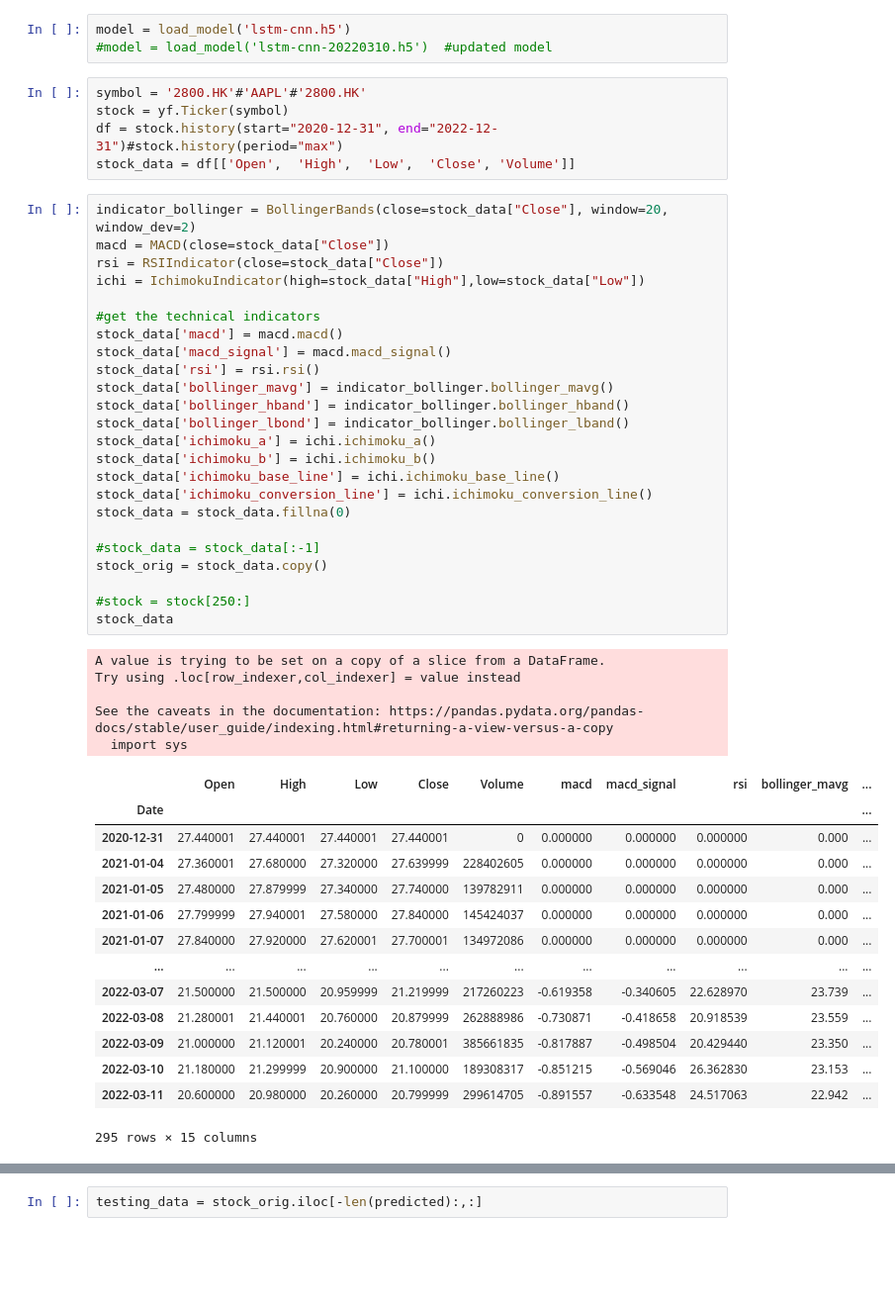
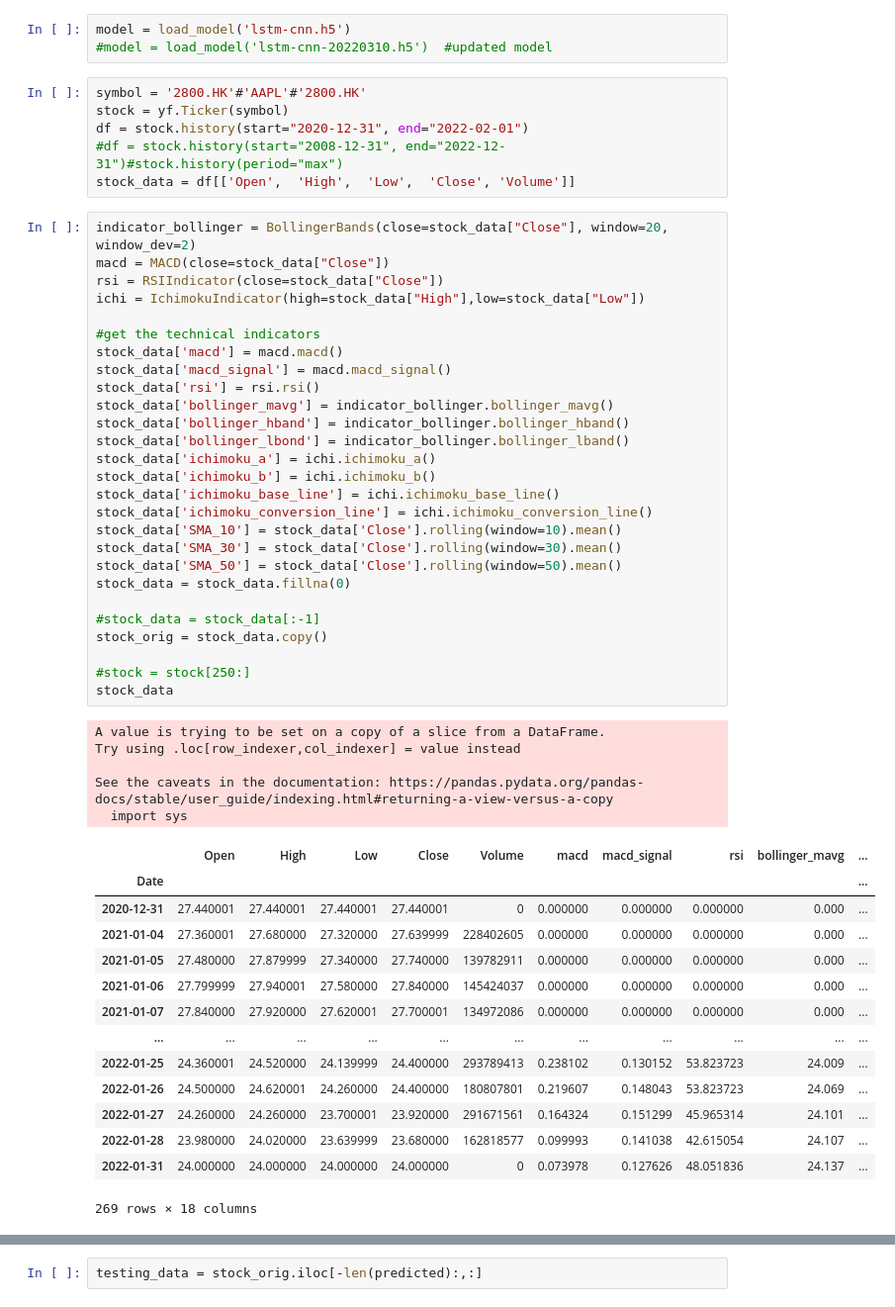
Before and after one commit to joechan22/financial-computing-proj, a Jupyter notebook: back_test.ipynb, the cells around one changed output, grey strips where cells are left out. Shown at 99% size. Saved outputs shown, nothing was run; the diff lists cells and outputs as text; blank space fills up the shorter version.

```diff
--- a/back_test.ipynb
+++ b/back_test.ipynb
@@ -70,7 +70,8 @@ model = load_model('lstm-cnn.h5')
 # %%
 symbol = '2800.HK'#'AAPL'#'2800.HK'
 stock = yf.Ticker(symbol)
-df = stock.history(start="2020-12-31", end="2022-12-31")#stock.history(period="max")
+df = stock.history(start="2020-12-31", end="2022-02-01")
+#df = stock.history(start="2008-12-31", end="2022-12-31")#stock.history(period="max")
 stock_data = df[['Open',  'High',  'Low',  'Close', 'Volume']]
 # %%
 indicator_bollinger = BollingerBands(close=stock_data["Close"], window=20, window_dev=2)
@@ -83,39 +84,42 @@ stock_data['macd'] = macd.macd()
 stock_data['macd_signal'] = macd.macd_signal()
 stock_data['rsi'] = rsi.rsi()
 stock_data['bollinger_mavg'] = indicator_bollinger.bollinger_mavg()
 stock_data['bollinger_hband'] = indicator_bollinger.bollinger_hband()
 stock_data['bollinger_lbond'] = indicator_bollinger.bollinger_lband()
 stock_data['ichimoku_a'] = ichi.ichimoku_a()
 stock_data['ichimoku_b'] = ichi.ichimoku_b()
 stock_data['ichimoku_base_line'] = ichi.ichimoku_base_line()
 stock_data['ichimoku_conversion_line'] = ichi.ichimoku_conversion_line()
+stock_data['SMA_10'] = stock_data['Close'].rolling(window=10).mean()
+stock_data['SMA_30'] = stock_data['Close'].rolling(window=30).mean()
+stock_data['SMA_50'] = stock_data['Close'].rolling(window=50).mean()
 stock_data = stock_data.fillna(0)
 
 #stock_data = stock_data[:-1]
 stock_orig = stock_data.copy()
 
 #stock = stock[250:]
 stock_data
 # %% [output]
 A value is trying to be set on a copy of a slice from a DataFrame.
 Try using .loc[row_indexer,col_indexer] = value instead
 
 See the caveats in the documentation: https://pandas.pydata.org/pandas-docs/stable/user_guide/indexing.html#returning-a-view-versus-a-copy
   import sys
 |  | Open | High | Low | Close | Volume | macd | macd_signal | rsi | bollinger_mavg | ... |
 | Date |  |  |  |  |  |  |  |  |  | ... |
 | 2020-12-31 | 27.440001 | 27.440001 | 27.440001 | 27.440001 | 0 | 0.000000 | 0.000000 | 0.000000 | 0.000 | ... |
 | 2021-01-04 | 27.360001 | 27.680000 | 27.320000 | 27.639999 | 228402605 | 0.000000 | 0.000000 | 0.000000 | 0.000 | ... |
 | 2021-01-05 | 27.480000 | 27.879999 | 27.340000 | 27.740000 | 139782911 | 0.000000 | 0.000000 | 0.000000 | 0.000 | ... |
 | 2021-01-06 | 27.799999 | 27.940001 | 27.580000 | 27.840000 | 145424037 | 0.000000 | 0.000000 | 0.000000 | 0.000 | ... |
 | 2021-01-07 | 27.840000 | 27.920000 | 27.620001 | 27.700001 | 134972086 | 0.000000 | 0.000000 | 0.000000 | 0.000 | ... |
 | ... | ... | ... | ... | ... | ... | ... | ... | ... | ... | ... |
-| 2022-03-07 | 21.500000 | 21.500000 | 20.959999 | 21.219999 | 217260223 | -0.619358 | -0.340605 | 22.628970 | 23.739 | ... |
-| 2022-03-08 | 21.280001 | 21.440001 | 20.760000 | 20.879999 | 262888986 | -0.730871 | -0.418658 | 20.918539 | 23.559 | ... |
-| 2022-03-09 | 21.000000 | 21.120001 | 20.240000 | 20.780001 | 385661835 | -0.817887 | -0.498504 | 20.429440 | 23.350 | ... |
-| 2022-03-10 | 21.180000 | 21.299999 | 20.900000 | 21.100000 | 189308317 | -0.851215 | -0.569046 | 26.362830 | 23.153 | ... |
-| 2022-03-11 | 20.600000 | 20.980000 | 20.260000 | 20.799999 | 299614705 | -0.891557 | -0.633548 | 24.517063 | 22.942 | ... |
+| 2022-01-25 | 24.360001 | 24.520000 | 24.139999 | 24.400000 | 293789413 | 0.238102 | 0.130152 | 53.823723 | 24.009 | ... |
+| 2022-01-26 | 24.500000 | 24.620001 | 24.260000 | 24.400000 | 180807801 | 0.219607 | 0.148043 | 53.823723 | 24.069 | ... |
+| 2022-01-27 | 24.260000 | 24.260000 | 23.700001 | 23.920000 | 291671561 | 0.164324 | 0.151299 | 45.965314 | 24.101 | ... |
+| 2022-01-28 | 23.980000 | 24.020000 | 23.639999 | 23.680000 | 162818577 | 0.099993 | 0.141038 | 42.615054 | 24.107 | ... |
+| 2022-01-31 | 24.000000 | 24.000000 | 24.000000 | 24.000000 | 0 | 0.073978 | 0.127626 | 48.051836 | 24.137 | ... |
-295 rows × 15 columns
+269 rows × 18 columns
 # %%
 scaler = preprocessing.MinMaxScaler()
 scaled_values = scaler.fit_transform(stock_data.iloc[:,0:3])
```
Also changed, not shown: parts of 21 cells of this notebook, 2 other files.
